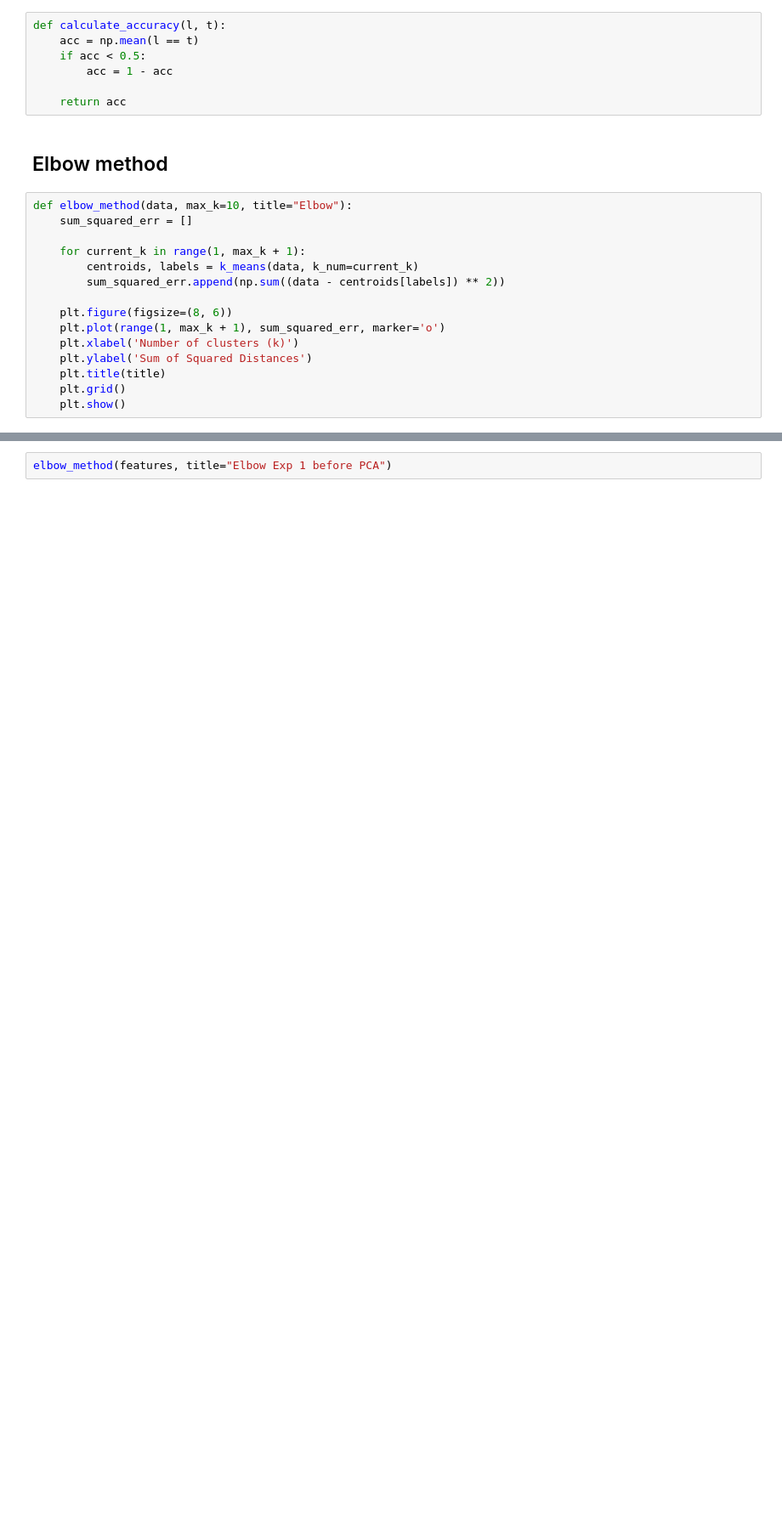
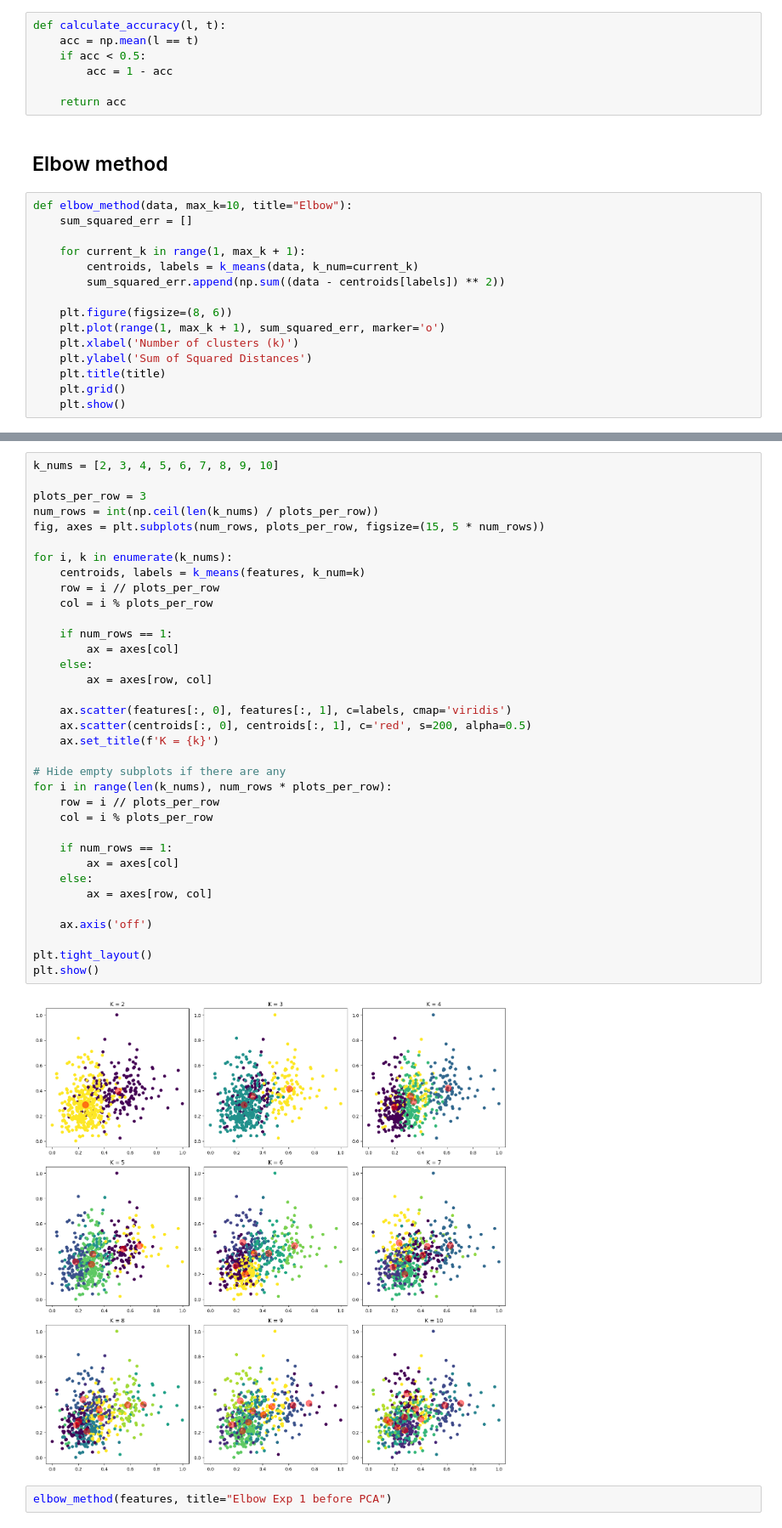
Before and after one commit to Tahker-w-tadmeer/ml4, a Jupyter notebook: main.ipynb, the cells around one changed output, grey strips where cells are left out. Shown at 85% size. Drawn from its saved outputs; the diff is of its cells as text; blank space fills up the shorter version.

Commit message:
Trying multiple k-means values

```diff
--- a/main.ipynb
+++ b/main.ipynb
@@ -68,3 +70,40 @@ def elbow_method(data, max_k=10, title="Elbow"):
+# %%
+k_nums = [2, 3, 4, 5, 6, 7, 8, 9, 10]
+
+plots_per_row = 3
+num_rows = int(np.ceil(len(k_nums) / plots_per_row))
+fig, axes = plt.subplots(num_rows, plots_per_row, figsize=(15, 5 * num_rows))
+
+for i, k in enumerate(k_nums):
+    centroids, labels = k_means(features, k_num=k)
+    row = i // plots_per_row
+    col = i % plots_per_row
+
+    if num_rows == 1:
+        ax = axes[col]
+    else:
+        ax = axes[row, col]
+
+    ax.scatter(features[:, 0], features[:, 1], c=labels, cmap='viridis')
+    ax.scatter(centroids[:, 0], centroids[:, 1], c='red', s=200, alpha=0.5)
+    ax.set_title(f'K = {k}')
+
+# Hide empty subplots if there are any
+for i in range(len(k_nums), num_rows * plots_per_row):
+    row = i // plots_per_row
+    col = i % plots_per_row
+
+    if num_rows == 1:
+        ax = axes[col]
+    else:
+        ax = axes[row, col]
+
+    ax.axis('off')
+
+plt.tight_layout()
+plt.show()
+# %% [output]
+[figure, added]
 # %%
 elbow_method(features, title="Elbow Exp 1 before PCA")
 # %% [output]
```
Also changed, not shown: parts of 4 cells of this notebook, 1 other file.
